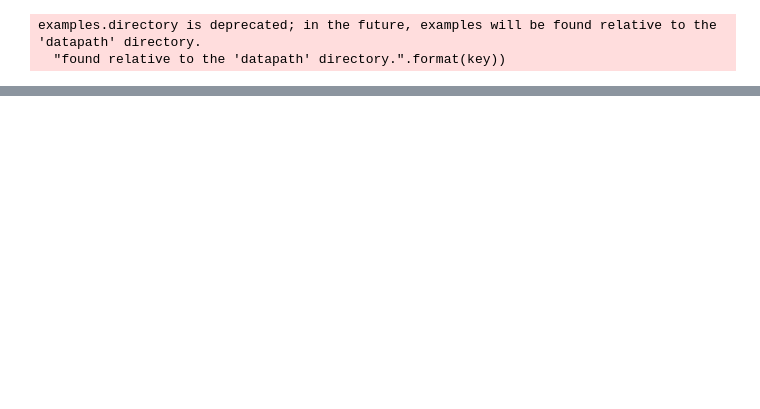
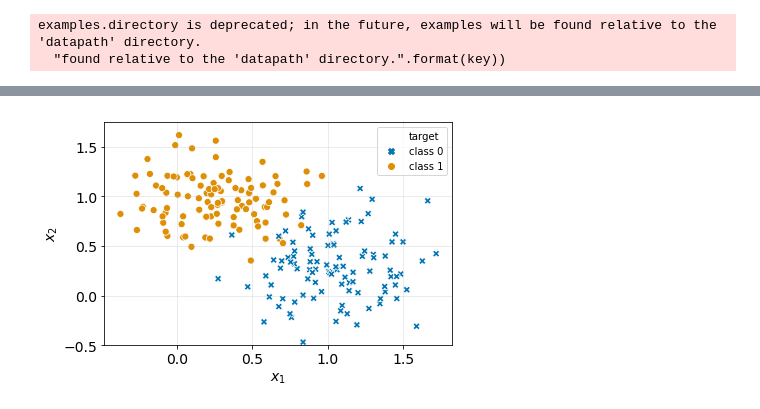
Before and after one commit to amacaluso/Quantum-Ensemble-for-Classification, a Jupyter notebook: notebooks/viz_results.ipynb, the cells around one changed output, grey strips where cells are left out. Cells and saved outputs as stored; diff of their text form; code cells hidden in the pictures; blank space fills up the shorter version.

```diff
--- a/notebooks/viz_results.ipynb
+++ b/notebooks/viz_results.ipynb
@@ -36,29 +53,31 @@ plt.show()
 # %%
 import sys
 sys.path.insert(1, '../')
 
 from Utils import *
 from modeling import *
 
-X,y = load_data(200, std=.4, save=False, plot=False)
+X,y = load_data(200, std=.3, save=False, plot=False)
 data = pd.concat([pd.DataFrame(X), pd.DataFrame(y)], axis = 1)
 data.columns = [r'$x_1$', r'$x_2$', 'classes']
 
 data.classes = ['class '+str(y) for y in data.classes]
 
 data.columns = [r'$x_1$', r'$x_2$', 'target']
 sns.scatterplot(x="$x_1$", y="$x_2$", hue="target",
               data=data, palette='colorblind', legend='brief',
                markers=['X','o'], style='target', s=50)
 plt.grid(alpha=.3)
 plt.ylim(-.5, 1.75)
 
 plt.xlabel('$x_1$',fontsize=14)
 plt.ylabel('$x_2$',fontsize=14)
 
 plt.tick_params(axis='both',labelsize=14)
 plt.tight_layout()
 plt.savefig('output/data_paper.png', dpi=300, bbox_inches='tight')
+# %% [output]
+[figure, added]
 # %%
 # ax = sns.boxplot(x="dev", y="brier", hue="d", data=data)
 fig = plt.figure(figsize=(6, 1))
```
Also changed, not shown: parts of 16 cells of this notebook, 8 other files.
